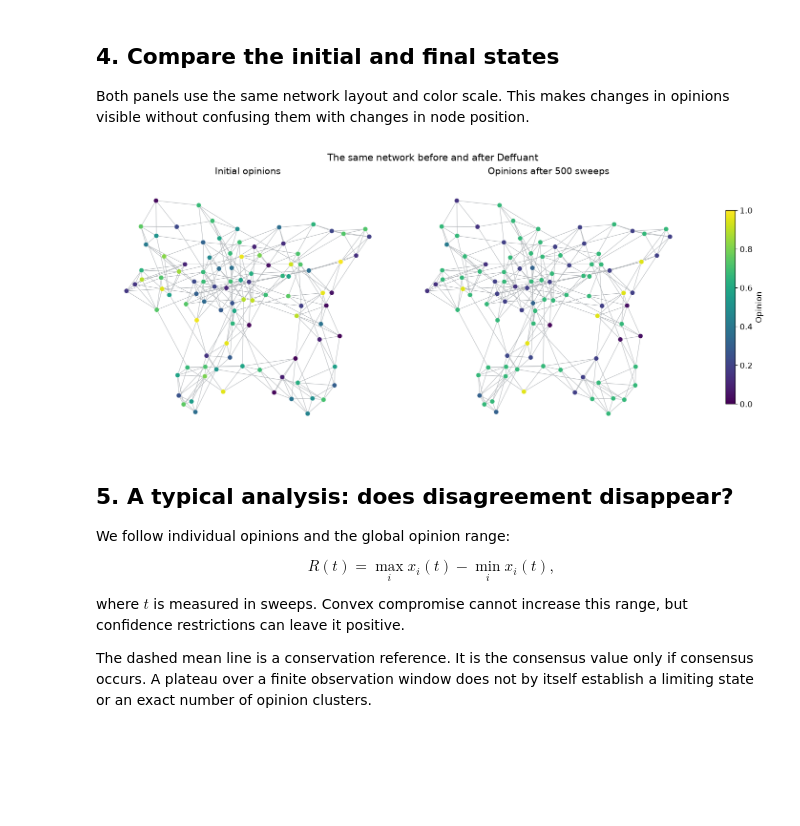
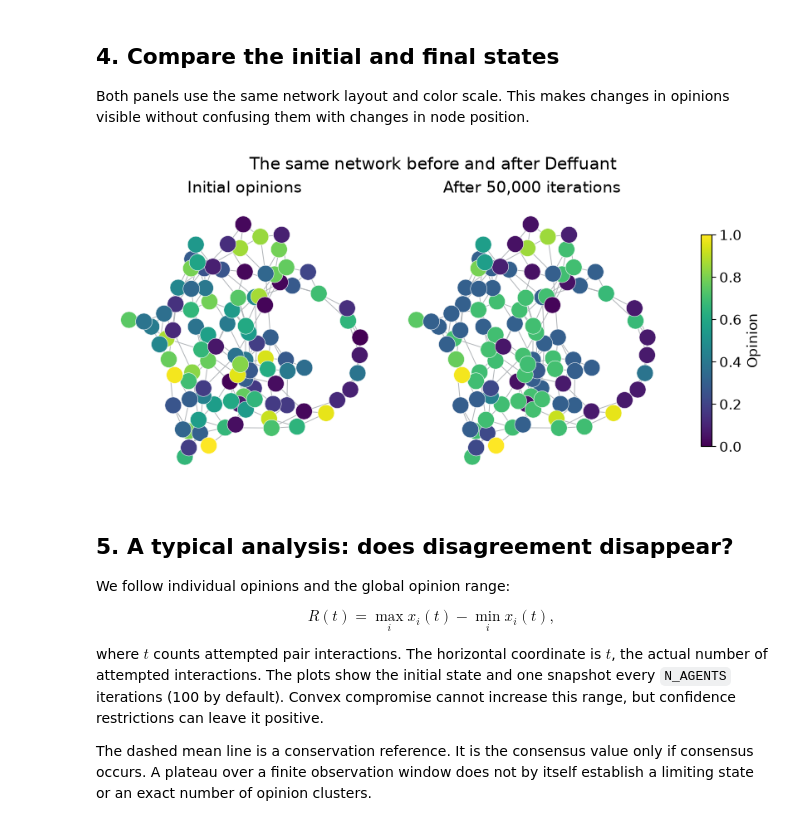
Before and after one commit to hfarruda/opinion-dynamics-ICMC-2026, a Jupyter notebook: 3_deffuant.ipynb, the cells around one changed output. Drawn from its saved outputs; the diff is of its cells as text; code cells hidden in the pictures; blank space fills up the shorter version.

```diff
--- a/3_deffuant.ipynb
+++ b/3_deffuant.ipynb
@@ -61,31 +61,22 @@ import numpy as np
 # Adjustable parameters
 N_AGENTS = 100
 N_SWEEPS = 500
-NEIGHBORS_ON_EACH_SIDE = 3
+NEIGHBORS_ON_EACH_SIDE = 2
 REWIRING_PROBABILITY = 0.10
-CONFIDENCE_BOUND = 0.20
+CONFIDENCE_BOUND = 0.2
 COMPARISON_CONFIDENCE_BOUND = 0.60
-COMPROMISE_PARAMETER = 0.50
+COMPROMISE_PARAMETER = 0.3
 CONSENSUS_TOLERANCE = 0.01
 
-# Match DeGroot's topology and initial opinions; separate the interaction RNG.
+# Match the voter network and layout; seed continuous opinions and interactions separately.
 NETWORK_SEED = 2026
-OPINION_SEED = 2027
+MAX_NETWORK_ATTEMPTS = 20
+OPINION_SEED = 7986
 LAYOUT_SEED = 2028
-INTERACTION_SEED = 2029
-
-assert isinstance(N_AGENTS, int) and N_AGENTS >= 3
-assert isinstance(N_SWEEPS, int) and N_SWEEPS >= 0
-assert isinstance(NEIGHBORS_ON_EACH_SIDE, int)
-assert 1 <= NEIGHBORS_ON_EACH_SIDE < N_AGENTS / 2
-assert 0 <= REWIRING_PROBABILITY <= 1
-assert 0 <= CONFIDENCE_BOUND <= 1
-assert 0 <= COMPARISON_CONFIDENCE_BOUND <= 1
-assert 0 < COMPROMISE_PARAMETER <= 0.5
-assert CONSENSUS_TOLERANCE > 0
+INTERACTION_SEED = 1324
 
 plt.rcParams.update({
-    "figure.figsize": (9, 5),
+    "figure.figsize": (8, 4),
     "font.size": 12,
     "axes.titlesize": 14,
     "axes.labelsize": 12,
@@ -168,13 +153,14 @@ def draw_opinion_network(ax, opinions, title, vertex_size):
     ax.axis("off")
 
 
-fig, ax = plt.subplots(figsize=(9, 7), layout="constrained")
+fig, ax = plt.subplots(figsize=(8, 8), layout="constrained")
 draw_opinion_network(
     ax,
     initial_opinions,
     "Initial opinions on the network",
-    vertex_size=12,
+    vertex_size=20,
 )
 fig.colorbar(opinion_color_scale, ax=ax, label="Initial opinion")
+# plt.savefig("./figures/deffuant_initial_network.pdf")
 plt.show()
 # %% [output]
@@ -275,36 +240,37 @@ Both panels use the same network layout and color scale. This makes changes in o
 # %%
 fig, axes = plt.subplots(
     1,
     2,
-    figsize=(14, 6),
+    figsize=(8, 4),
     layout="constrained",
 )
 
 states = [
     (initial_opinions, "Initial opinions"),
-    (final_opinions, f"Opinions after {N_SWEEPS} sweeps"),
+    (final_opinions, f"After {N_SWEEPS * N_AGENTS:,} iterations"),
 ]
 
 for ax, (opinions, title) in zip(axes, states):
     draw_opinion_network(
         ax,
         opinions,
         title,
-        vertex_size=10,
+        vertex_size=20,
     )
 
 fig.colorbar(
     opinion_color_scale,
     ax=axes,
     label="Opinion",
     shrink=0.75,
 )
 fig.suptitle(
     "The same network before and after Deffuant"
 )
+# plt.savefig("./figures/deffuant_final_network.pdf")
 plt.show()
 # %% [output]
-[figure, old version]
+[figure, new version]
 # %% [markdown]
 ## 5. A typical analysis: does disagreement disappear?
 
@@ -314,7 +280,7 @@ $$
 R(t)=\max_i x_i(t)-\min_i x_i(t),
 $$
 
-where $t$ is measured in sweeps. Convex compromise cannot increase this range, but confidence restrictions can leave it positive.
+where $t$ counts attempted pair interactions. The horizontal coordinate is $t$, the actual number of attempted interactions. The plots show the initial state and one snapshot every `N_AGENTS` iterations (100 by default). Convex compromise cannot increase this range, but confidence restrictions can leave it positive.
 
 The dashed mean line is a conservation reference. It is the consensus value only if consensus occurs. A plateau over a finite observation window does not by itself establish a limiting state or an exact number of opinion clusters.
 # %%
```
Also changed, not shown: parts of 12 cells of this notebook.
